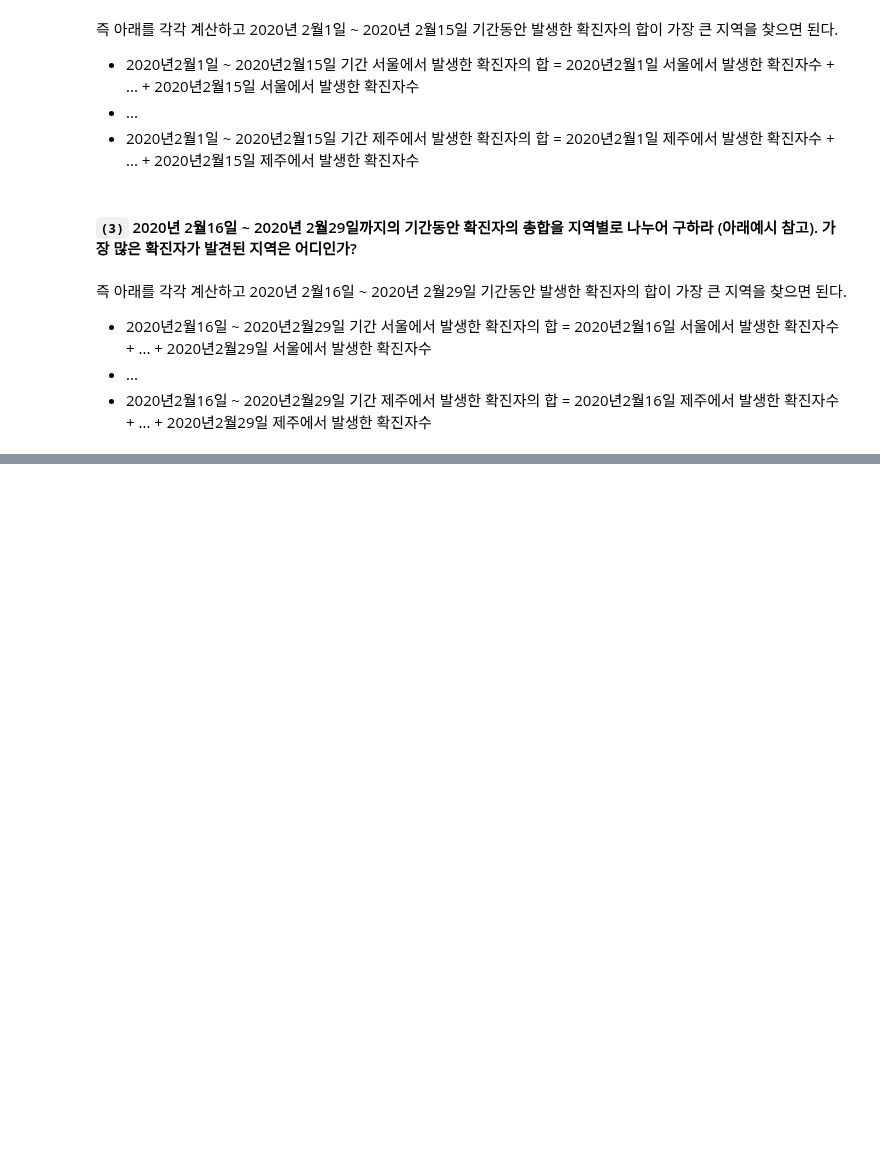
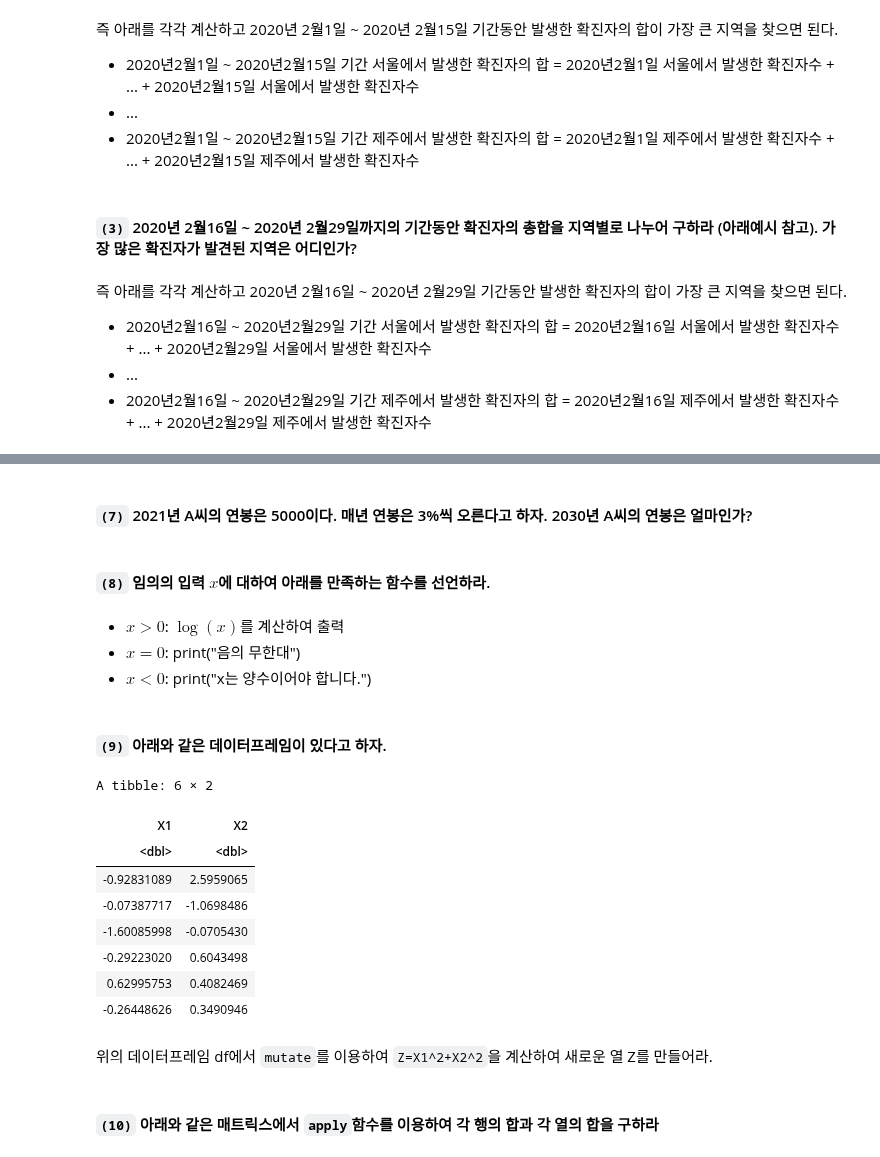
Before and after one commit to guebin/2021IR, a Jupyter notebook: _notebooks/2021-12-21-2021년 1학기 R입문기말고사.ipynb, the cells around one changed output, grey strips where cells are left out. Drawn from its saved outputs; the diff is of its cells as text; code cells hidden in the pictures; blank space fills up the shorter version.

```diff
--- a/_notebooks/2021-12-21-2021년 1학기 R입문기말고사.ipynb
+++ b/_notebooks/2021-12-21-2021년 1학기 R입문기말고사.ipynb
@@ -130,0 +156,27 @@ A tibble: 6 × 5
+# %% [markdown]
+#### `(7)` 2021년 A씨의 연봉은 5000이다. 매년 연봉은 3%씩 오른다고 하자. 2030년 A씨의 연봉은 얼마인가?
+# %% [markdown]
+#### `(8)` 임의의 입력 $x$에 대하여 아래를 만족하는 함수를 선언하라.
+# %% [markdown]
+- $x >0$: $\log (x)$를 계산하여 출력
+- $x =0$: print("음의 무한대")
+- $x <0$: print("x는 양수이어야 합니다.")
+# %% [markdown]
+#### `(9)` 아래와 같은 데이터프레임이 있다고 하자.
+# %%
+df=tibble(X1=rnorm(100),X2=rnorm(100))
+head(df)
+# %% [output]
+A tibble: 6 × 2
+| X1 | X2 |
+| <dbl> | <dbl> |
+| -0.92831089 | 2.5959065 |
+| -0.07387717 | -1.0698486 |
+| -1.60085998 | -0.0705430 |
+| -0.29223020 | 0.6043498 |
+| 0.62995753 | 0.4082469 |
+| -0.26448626 | 0.3490946 |
+# %% [markdown]
+위의 데이터프레임 df에서 `mutate`를 이용하여 `Z=X1^2+X2^2`을 계산하여 새로운 열 Z를 만들어라.
+# %% [markdown]
+#### `(10)` 아래와 같은 매트릭스에서 `apply`함수를 이용하여 각 행의 합과 각 열의 합을 구하라
```
Also changed, not shown: parts of 28 cells of this notebook.
